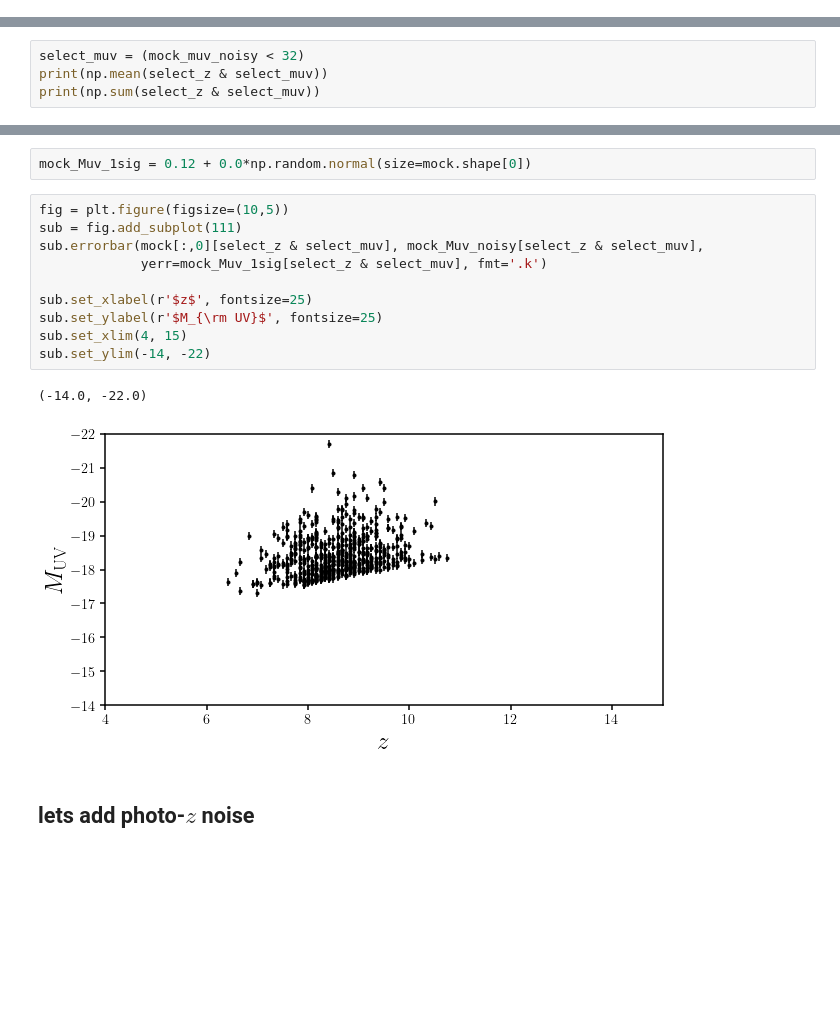
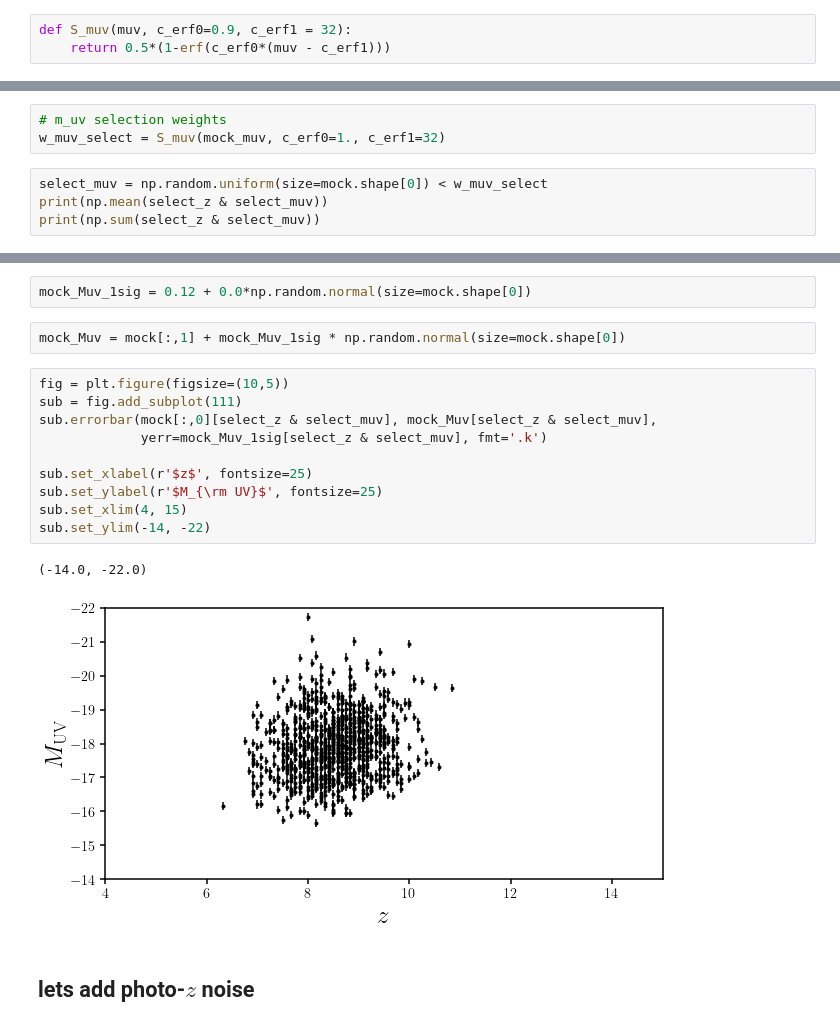
Before and after one commit to changhoonhahn/binsin, a Jupyter notebook: nb/mock0.ipynb, the cells around one changed output, grey strips where cells are left out. Drawn from its saved outputs; the diff is of its cells as text; blank space fills up the shorter version.

```diff
--- a/nb/mock0.ipynb
+++ b/nb/mock0.ipynb
@@ -78,3 +157,6 @@ on noisy apparent magnitude. This should be more analogous to the actual selecti
+# %%
+def S_muv(muv, c_erf0=0.9, c_erf1 = 32):
+    return 0.5*(1-erf(c_erf0*(muv - c_erf1)))
 # %%
 # convert mock absolute magnitude to apparent magnitudes
 mock_muv = mock[:,1] + 5 * np.log10(Planck13.luminosity_distance(mock[:,0]).to(u.pc).value/10.)
@@ -84,5 +163,8 @@ mock_Muv_noisy = mock_muv_noisy - 5 * np.log10(Planck13.luminosity_distance(mock
+# %%
+# m_uv selection weights
+w_muv_select = S_muv(mock_muv, c_erf0=1., c_erf1=32)
 # %%
-select_muv = (mock_muv_noisy < 32)
+select_muv = np.random.uniform(size=mock.shape[0]) < w_muv_select
 print(np.mean(select_z & select_muv))
 print(np.sum(select_z & select_muv))
 # %% [output]
@@ -152,18 +241,20 @@ sub.set_ylim(-14, -22)
 # %%
 mock_Muv_1sig = 0.12 + 0.0*np.random.normal(size=mock.shape[0])
+# %%
+mock_Muv = mock[:,1] + mock_Muv_1sig * np.random.normal(size=mock.shape[0])
 # %%
 fig = plt.figure(figsize=(10,5))
 sub = fig.add_subplot(111)
-sub.errorbar(mock[:,0][select_z & select_muv], mock_Muv_noisy[select_z & select_muv],
+sub.errorbar(mock[:,0][select_z & select_muv], mock_Muv[select_z & select_muv],
              yerr=mock_Muv_1sig[select_z & select_muv], fmt='.k')
 
 sub.set_xlabel(r'$z$', fontsize=25)
 sub.set_ylabel(r'$M_{\rm UV}$', fontsize=25)
 sub.set_xlim(4, 15)
 sub.set_ylim(-14, -22)
 # %% [output]
 (-14.0, -22.0)
-[figure, old version]
+[figure, new version]
 # %% [markdown]
 ## lets add photo-$z$ noise
 # %%
```
Also changed, not shown: parts of 33 cells of this notebook, 4 other files.
